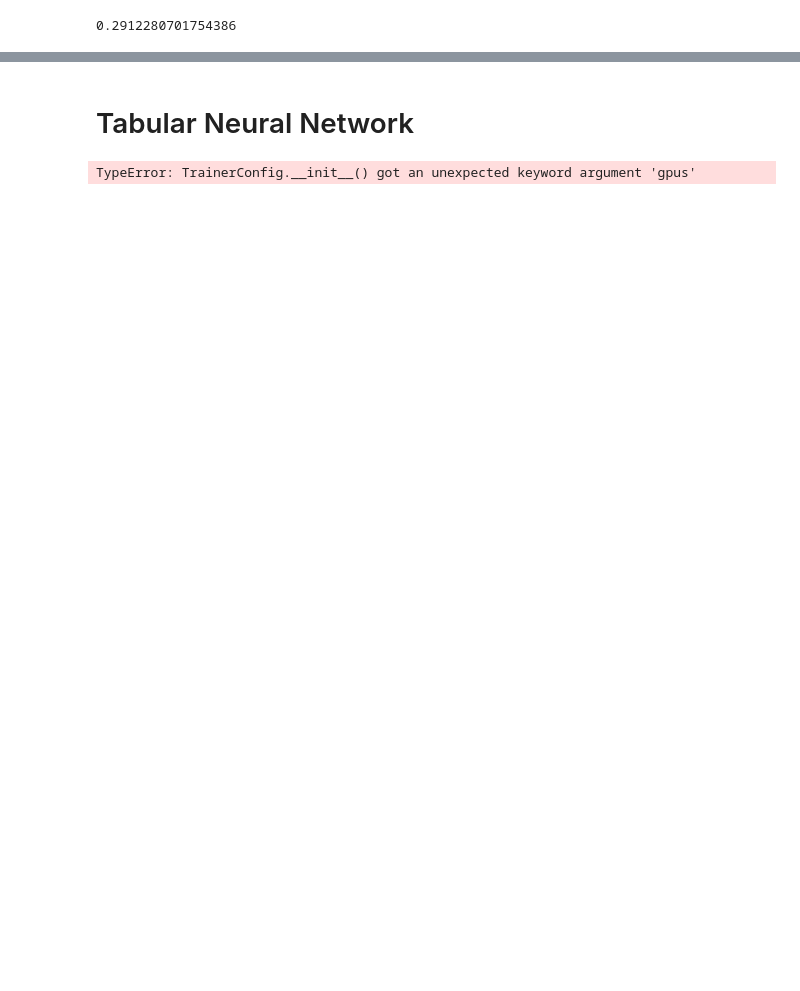
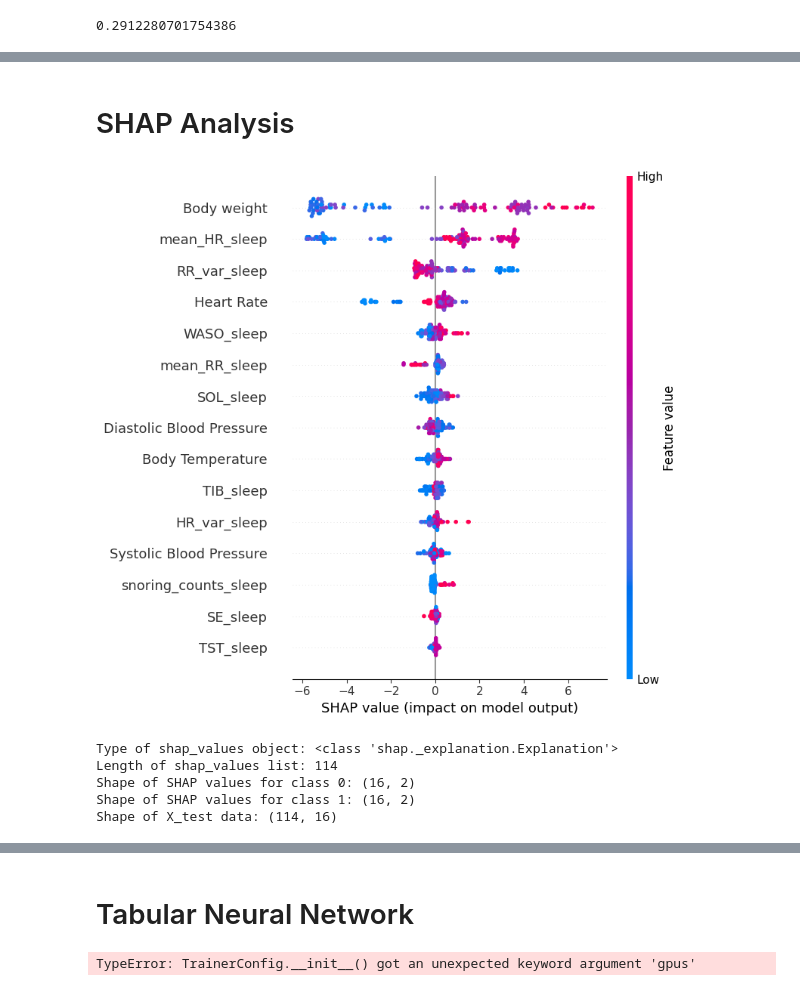
Before and after one commit to y-ghoneim/SDProject32, a Jupyter notebook: Notebooks/Sleep + Physio Model Building.ipynb, the cells around one changed output, grey strips where cells are left out. Saved outputs shown, nothing was run; the diff lists cells and outputs as text; code cells hidden in the pictures; blank space fills up the shorter version.

Commit message:
Fixed models + SHAP Visualizations

```diff
--- a/Notebooks/Sleep + Physio Model Building.ipynb
+++ b/Notebooks/Sleep + Physio Model Building.ipynb
@@ -156,0 +187,27 @@ You can set `force_col_wise=true` to remove the overhead.
+# %% [markdown]
+# SHAP Analysis
+# %%
+import shap
+
+# Initialize the SHAP Explainer using the tree explainer for tree-based models
+explainer = shap.TreeExplainer(classifiers['LightGBM'])
+
+# Calculate SHAP values
+shap_values = explainer.shap_values(X_test)
+
+# Summary plot of SHAP values
+shap.summary_plot(shap_values, X_test, plot_type="dot")
+# %% [output]
+[figure, added]
+# %%
+print("Type of shap_values object:", type(shap_values))
+print("Length of shap_values list:", len(shap_values))
+print("Shape of SHAP values for class 0:", shap_values[0].shape)
+print("Shape of SHAP values for class 1:", shap_values[1].shape)
+print("Shape of X_test data:", X_test.shape)
+# %% [output]
+Type of shap_values object: <class 'shap._explanation.Explanation'>
+Length of shap_values list: 114
+Shape of SHAP values for class 0: (16, 2)
+Shape of SHAP values for class 1: (16, 2)
+Shape of X_test data: (114, 16)
```
Also changed, not shown: parts of 12 cells of this notebook.
